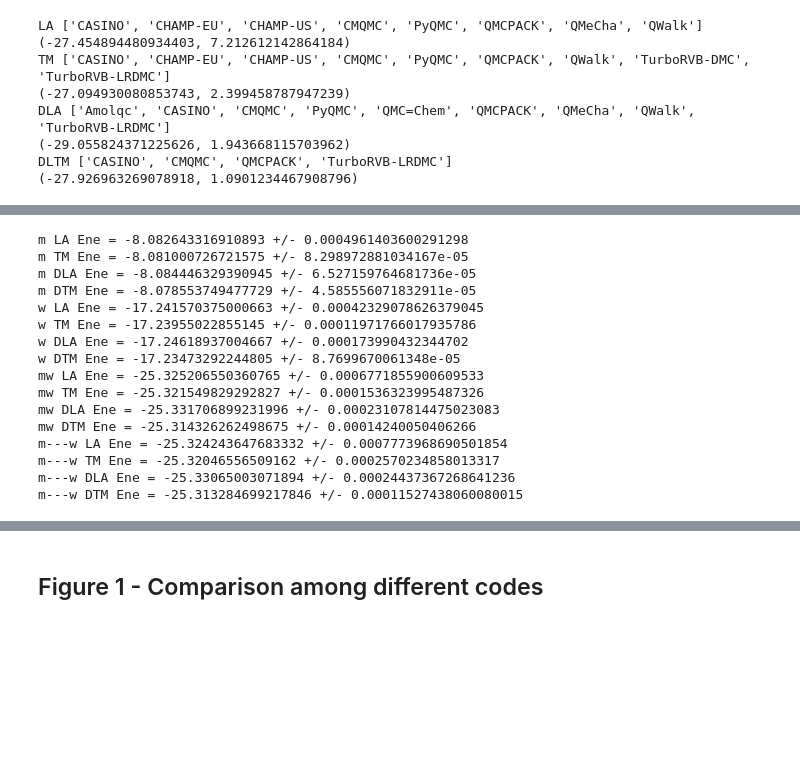
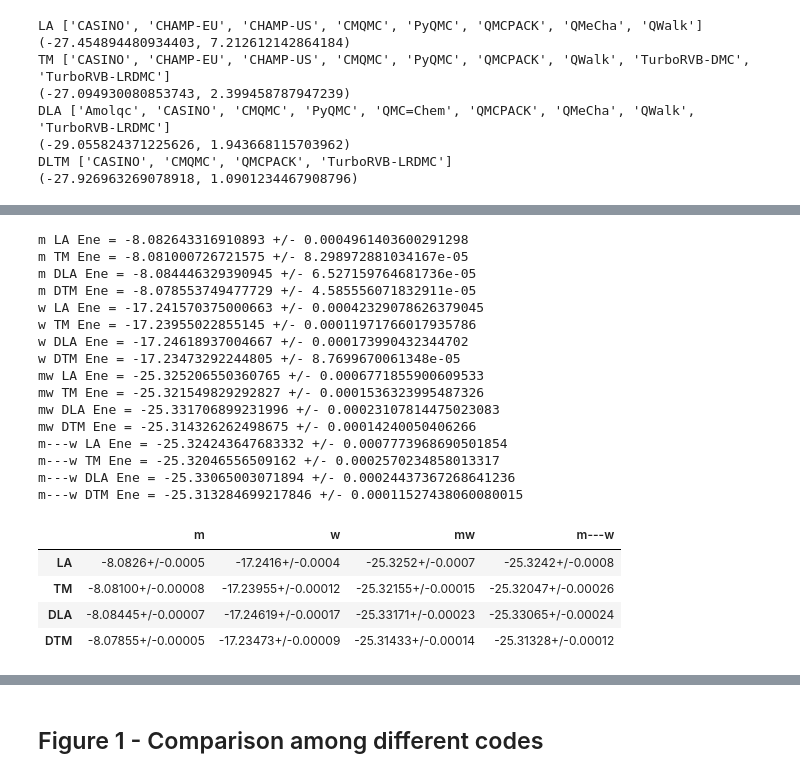
Before and after one commit to zenandrea/DMC-reproducibility, a Jupyter notebook: analysis.ipynb, the cells around one changed output, grey strips where cells are left out. Saved outputs shown, nothing was run; the diff lists cells and outputs as text; code cells hidden in the pictures; blank space fills up the shorter version.

```diff
--- a/analysis.ipynb
+++ b/analysis.ipynb
@@ -950,0 +1052,7 @@ DTM Ene = -27.926963269078918 +/- 1.090123446790937
+# %%
+for system in ['m','w','mw']:
+    for method in methods:
+        print( system, method, method_codes_dict[method])
+        print( mean_codes_tot_ene(final_total_energy,method_codes_dict[method], method, system) )
+
+#mean_codes(final_total_energy,method_codes_dict[method],method)
@@ -951,28 +1077,43 @@ DTM Ene = -27.926963269078918 +/- 1.090123446790937
 # %%
+l = []
 for system in systems:
+    d = {}
     for method in ['LA','TM','DLA','DTM']:
         ene_i = dfs_Etot[system].loc[ df_Eint.Method==method ].Etau0.apply( lambda x: x.n ).to_numpy()
         err_i = dfs_Etot[system].loc[ df_Eint.Method==method ].Etau0.apply( lambda x: x.s ).to_numpy()
 
         mean_ene = ene_i.mean()
         var_ene = np.mean( err_i**2 ) + np.mean( (ene_i - mean_ene)**2 )
         err_ene = np.sqrt( var_ene )
+        d[method] = ufloat( mean_ene, err_ene )
 
         print(f'{system} {method} Ene = {mean_ene} +/- {err_ene}')
+    l.append(d)
+mean_Etot = pd.DataFrame(l).T
+mean_Etot.columns = systems
+
+mean_Etot.to_csv( 'Tables/df_mean_Etot.csv' )
+
+mean_Etot
 # %% [output]
 m LA Ene = -8.082643316910893 +/- 0.0004961403600291298
 m TM Ene = -8.081000726721575 +/- 8.298972881034167e-05
 m DLA Ene = -8.084446329390945 +/- 6.527159764681736e-05
 m DTM Ene = -8.078553749477729 +/- 4.585556071832911e-05
 w LA Ene = -17.241570375000663 +/- 0.00042329078626379045
 w TM Ene = -17.23955022855145 +/- 0.00011971766017935786
 w DLA Ene = -17.24618937004667 +/- 0.000173990432344702
 w DTM Ene = -17.23473292244805 +/- 8.7699670061348e-05
 mw LA Ene = -25.325206550360765 +/- 0.0006771855900609533
 mw TM Ene = -25.321549829292827 +/- 0.0001536323995487326
 mw DLA Ene = -25.331706899231996 +/- 0.00023107814475023083
 mw DTM Ene = -25.314326262498675 +/- 0.00014240050406266
 m---w LA Ene = -25.324243647683332 +/- 0.0007773968690501854
 m---w TM Ene = -25.32046556509162 +/- 0.0002570234858013317
 m---w DLA Ene = -25.33065003071894 +/- 0.00024437367268641236
 m---w DTM Ene = -25.313284699217846 +/- 0.00011527438060080015
+|  | m | w | mw | m---w |
+| LA | -8.0826+/-0.0005 | -17.2416+/-0.0004 | -25.3252+/-0.0007 | -25.3242+/-0.0008 |
+| TM | -8.08100+/-0.00008 | -17.23955+/-0.00012 | -25.32155+/-0.00015 | -25.32047+/-0.00026 |
+| DLA | -8.08445+/-0.00007 | -17.24619+/-0.00017 | -25.33171+/-0.00023 | -25.33065+/-0.00024 |
+| DTM | -8.07855+/-0.00005 | -17.23473+/-0.00009 | -25.31433+/-0.00014 | -25.31328+/-0.00012 |
```
Also changed, not shown: parts of 16 cells of this notebook, 8 other files.
